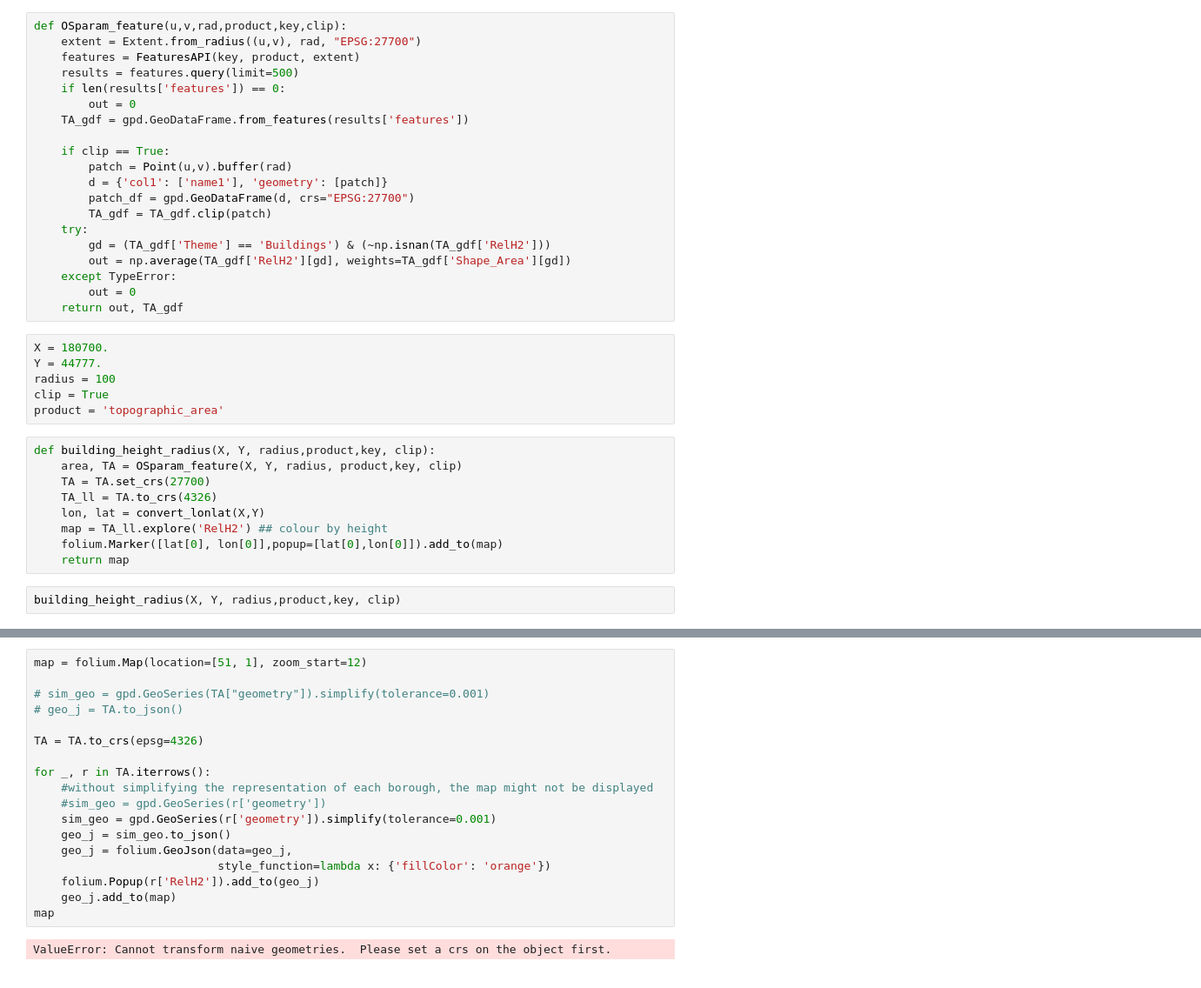
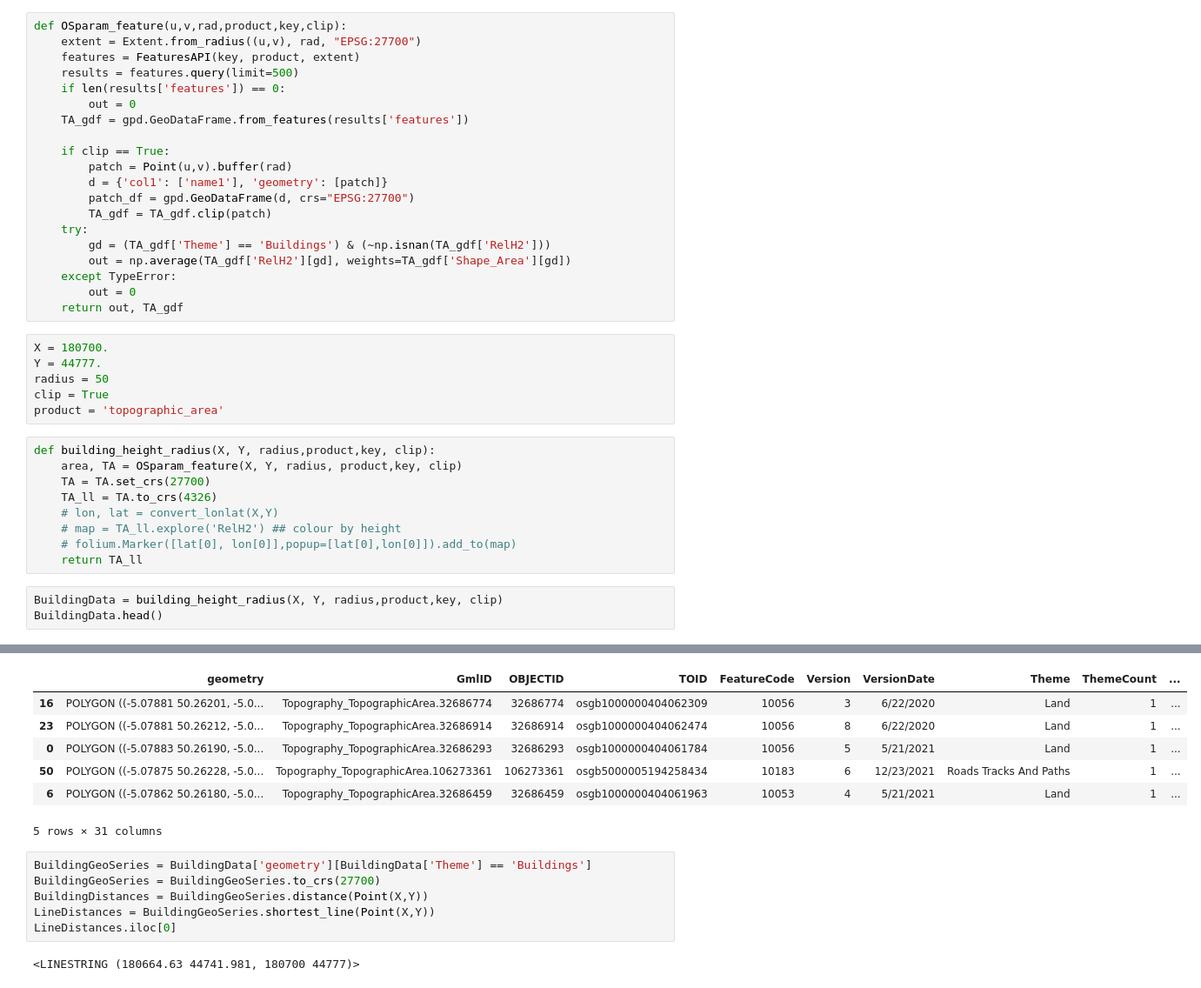
Before and after one commit to airqualityanthony/Community-Air-Quality-System, a Jupyter notebook: osdatafunctions/os_data.ipynb, the cells around one changed output, grey strips where cells are left out. Shown at 87% size. Drawn from its saved outputs; the diff is of its cells as text.

Commit message:
Added building distance calculations.

```diff
--- a/osdatafunctions/os_data.ipynb
+++ b/osdatafunctions/os_data.ipynb
@@ -35,7 +37,7 @@ def OSparam_feature(u,v,rad,product,key,clip):
 # %%
 X = 180700.
 Y = 44777.
-radius = 100
+radius = 50
 clip = True
 product = 'topographic_area'
 # %%
@@ -43,10 +45,11 @@ def building_height_radius(X, Y, radius,product,key, clip):
     area, TA = OSparam_feature(X, Y, radius, product,key, clip)
     TA = TA.set_crs(27700)
     TA_ll = TA.to_crs(4326)
-    lon, lat = convert_lonlat(X,Y)
-    map = TA_ll.explore('RelH2') ## colour by height
-    folium.Marker([lat[0], lon[0]],popup=[lat[0],lon[0]]).add_to(map)
-    return map
+    # lon, lat = convert_lonlat(X,Y)
+    # map = TA_ll.explore('RelH2') ## colour by height
+    # folium.Marker([lat[0], lon[0]],popup=[lat[0],lon[0]]).add_to(map)
+    return TA_ll
 # %%
-building_height_radius(X, Y, radius,product,key, clip)
+BuildingData = building_height_radius(X, Y, radius,product,key, clip)
+BuildingData.head()
 # %% [output]
@@ -54,20 +56,15 @@ building_height_radius(X, Y, radius,product,key, clip)
+|  | geometry | GmlID | OBJECTID | TOID | FeatureCode | Version | VersionDate | Theme | ThemeCount | ... |
+| 16 | POLYGON ((-5.07881 50.26201, -5.0... | Topography_TopographicArea.32686774 | 32686774 | osgb1000000404062309 | 10056 | 3 | 6/22/2020 | Land | 1 | ... |
+| 23 | POLYGON ((-5.07881 50.26212, -5.0... | Topography_TopographicArea.32686914 | 32686914 | osgb1000000404062474 | 10056 | 8 | 6/22/2020 | Land | 1 | ... |
+| 0 | POLYGON ((-5.07883 50.26190, -5.0... | Topography_TopographicArea.32686293 | 32686293 | osgb1000000404061784 | 10056 | 5 | 5/21/2021 | Land | 1 | ... |
+| 50 | POLYGON ((-5.07875 50.26228, -5.0... | Topography_TopographicArea.106273361 | 106273361 | osgb5000005194258434 | 10183 | 6 | 12/23/2021 | Roads Tracks And Paths | 1 | ... |
+| 6 | POLYGON ((-5.07862 50.26180, -5.0... | Topography_TopographicArea.32686459 | 32686459 | osgb1000000404061963 | 10053 | 4 | 5/21/2021 | Land | 1 | ... |
+5 rows × 31 columns
-# %%
-map = folium.Map(location=[51, 1], zoom_start=12)
-
-# sim_geo = gpd.GeoSeries(TA["geometry"]).simplify(tolerance=0.001)
-# geo_j = TA.to_json()
-
-TA = TA.to_crs(epsg=4326)
-
-for _, r in TA.iterrows():
-    #without simplifying the representation of each borough, the map might not be displayed
-    #sim_geo = gpd.GeoSeries(r['geometry'])
-    sim_geo = gpd.GeoSeries(r['geometry']).simplify(tolerance=0.001)
-    geo_j = sim_geo.to_json()
-    geo_j = folium.GeoJson(data=geo_j,
-                           style_function=lambda x: {'fillColor': 'orange'})
-    folium.Popup(r['RelH2']).add_to(geo_j)
-    geo_j.add_to(map)
-map
-# %% [output]
-ValueError: Cannot transform naive geometries.  Please set a crs on the object first.
+# %%
+BuildingGeoSeries = BuildingData['geometry'][BuildingData['Theme'] == 'Buildings']
+BuildingGeoSeries = BuildingGeoSeries.to_crs(27700)
+BuildingDistances = BuildingGeoSeries.distance(Point(X,Y))
+LineDistances = BuildingGeoSeries.shortest_line(Point(X,Y))
+LineDistances.iloc[0]
+# %% [output]
+<LINESTRING (180664.63 44741.981, 180700 44777)>
```
Also changed, not shown: parts of 4 cells of this notebook, 6 other files.
